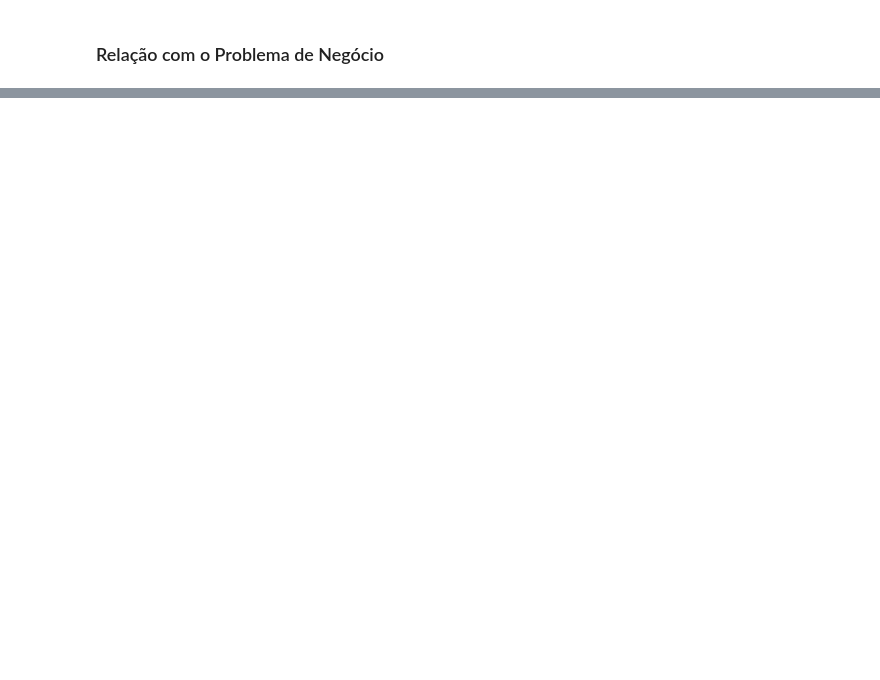
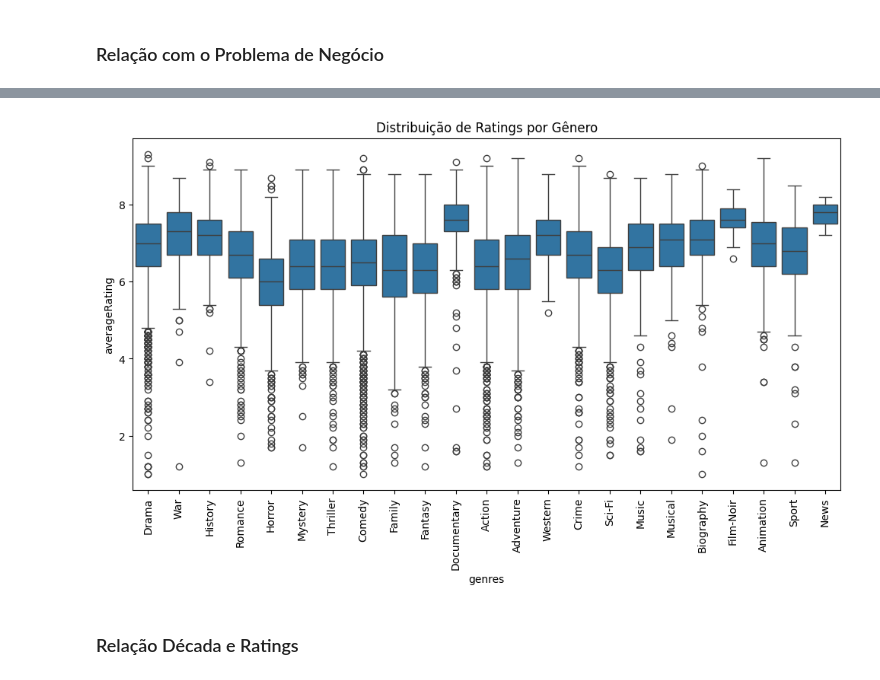
Before and after one commit to Tati-AG/TP1_Mineracao_de_Dados, a Jupyter notebook: modelagem_com_LLMs.ipynb, the cells around one changed output, grey strips where cells are left out. Drawn from its saved outputs; the diff is of its cells as text; code cells hidden in the pictures; blank space fills up the shorter version.

```diff
--- a/modelagem_com_LLMs.ipynb
+++ b/modelagem_com_LLMs.ipynb
@@ -28,0 +289,16 @@ O objetivo principal é fornecer uma análise abrangente que permita aos stakeho
+# %%
+# Explodir a coluna de gêneros para múltiplos gêneros por filme
+filtered_df_exploded = filtered_df.dropna(subset=['genres']).copy()
+filtered_df_exploded['genres'] = filtered_df_exploded['genres'].str.split(',')
+filtered_df_exploded = filtered_df_exploded.explode('genres')
+
+# Boxplot para comparar a distribuição de ratings por gênero
+plt.figure(figsize=(12, 6))
+sns.boxplot(x='genres', y='averageRating', data=filtered_df_exploded)
+plt.xticks(rotation=90)
+plt.title('Distribuição de Ratings por Gênero')
+plt.show()
+# %% [output]
+[figure, added]
+# %% [markdown]
+### Relação Década e Ratings
```
Also changed, not shown: parts of 32 cells of this notebook.
